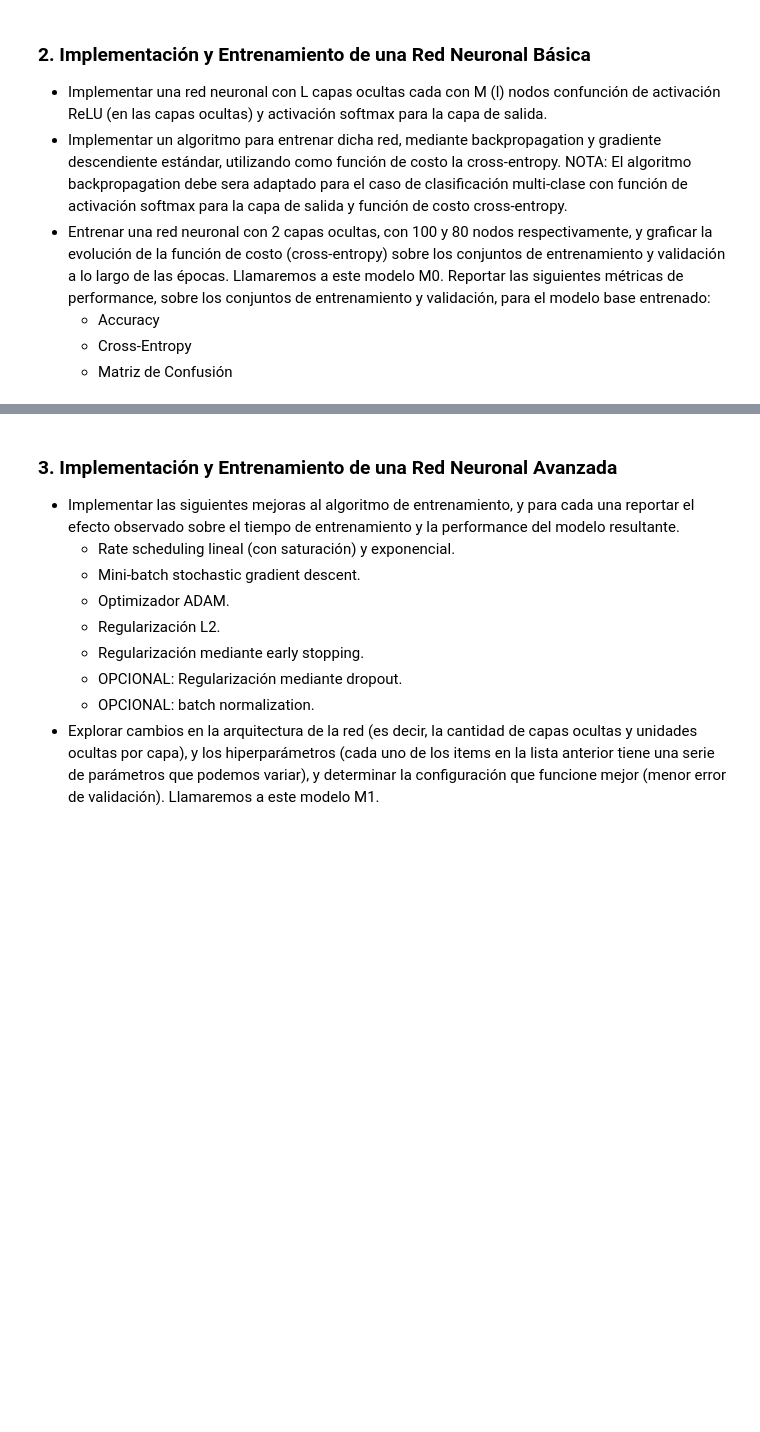
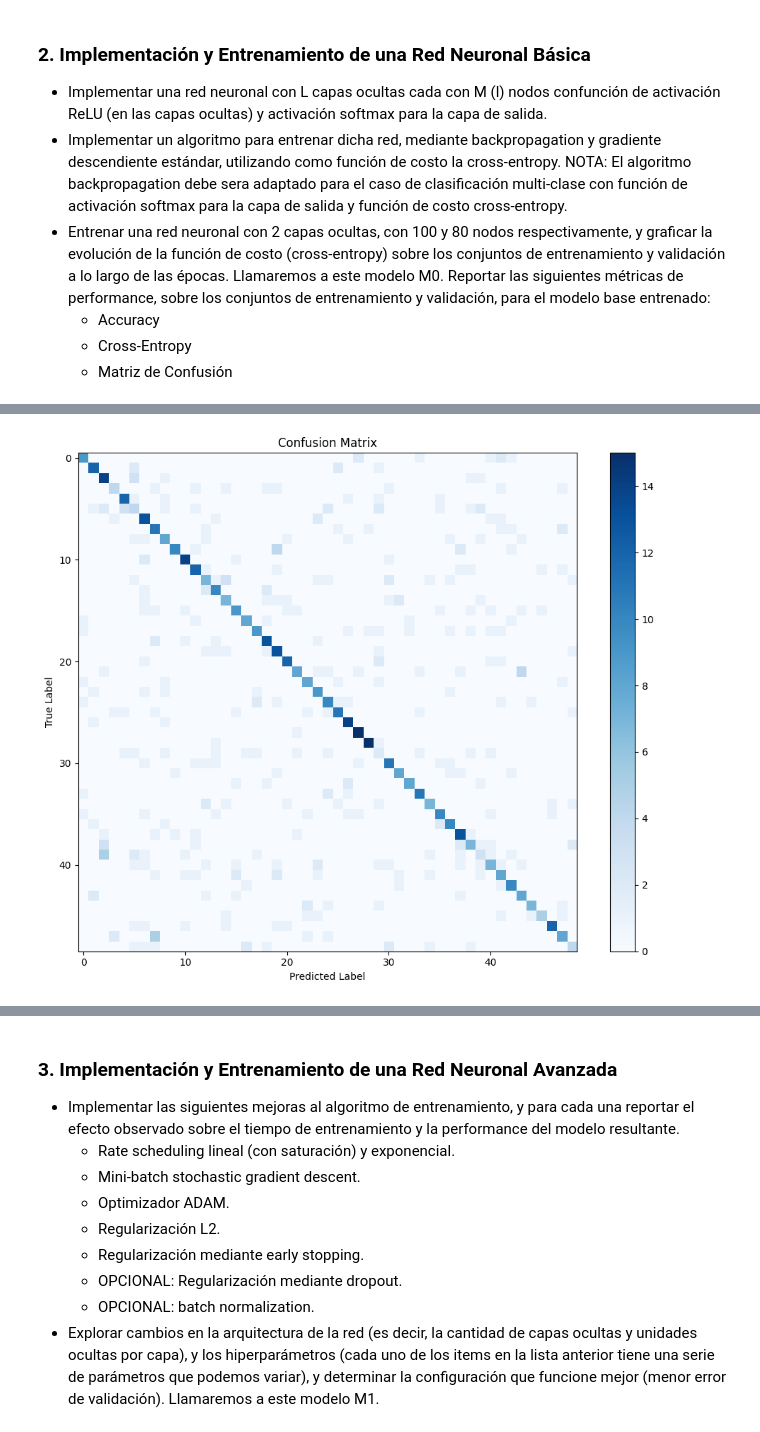
Before and after one commit to elianaostro/ML, a Jupyter notebook: Ostrovsky_Eliana_TP3/Ostrovsky_Eliana_Notebook_TP3.ipynb, the cells around one changed output, grey strips where cells are left out. Saved outputs shown, nothing was run; the diff lists cells and outputs as text; code cells hidden in the pictures; blank space fills up the shorter version.

```diff
--- a/Ostrovsky_Eliana_TP3/Ostrovsky_Eliana_Notebook_TP3.ipynb
+++ b/Ostrovsky_Eliana_TP3/Ostrovsky_Eliana_Notebook_TP3.ipynb
@@ -141,8 +135,5 @@ print(f"Validation Set - Accuracy: {val_accuracy:.4f}, Cross-Entropy: {val_loss:
 # %%
-# Compute and plot confusion matrix for validation set
 conf_matrix = model_M0.confusion_matrix(y_val, val_pred)
 plot_confusion_matrix(conf_matrix)
-
-# Since the full confusion matrix might be too large (49x49),
-# let's also look at a subset of classes
-plot_confusion_matrix(conf_matrix, class_subset=list(range(10)))  # First 10 classes
+# %% [output]
+[figure, added]
```
Also changed, not shown: parts of 39 cells of this notebook, 52 other files.
